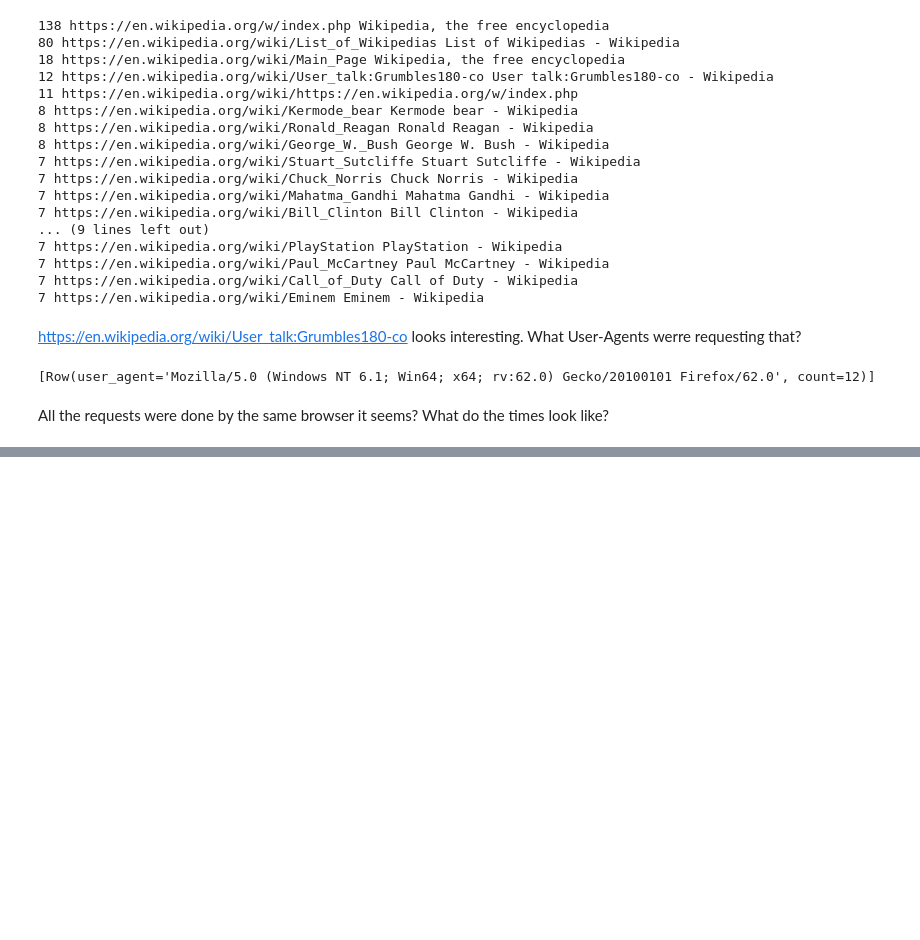
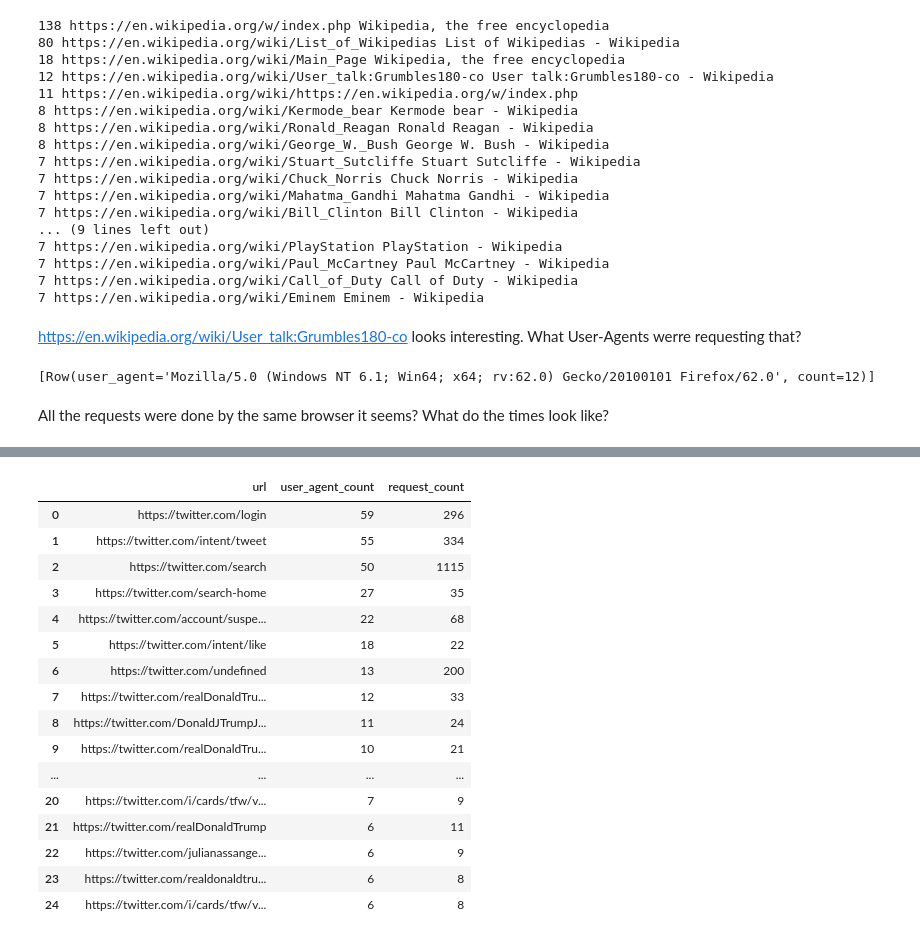
Before and after one commit to edsu/spn, a Jupyter notebook: notebooks/Known Sites.ipynb, the cells around one changed output, grey strips where cells are left out. Cells and saved outputs as stored; diff of their text form; code cells hidden in the pictures; blank space fills up the shorter version.

```diff
--- a/notebooks/Known Sites.ipynb
+++ b/notebooks/Known Sites.ipynb
@@ -285,0 +370,21 @@ When zooming in on particular URLs it could be useful to see the URLs that were
+# %%
+pandas.set_option('display.max_colwidth', -1)
+twitter[['url', 'user_agent_count', 'request_count']]
+# %% [output]
+|  | url | user_agent_count | request_count |
+| 0 | https://twitter.com/login | 59 | 296 |
+| 1 | https://twitter.com/intent/tweet | 55 | 334 |
+| 2 | https://twitter.com/search | 50 | 1115 |
+| 3 | https://twitter.com/search-home | 27 | 35 |
+| 4 | https://twitter.com/account/suspe... | 22 | 68 |
+| 5 | https://twitter.com/intent/like | 18 | 22 |
+| 6 | https://twitter.com/undefined | 13 | 200 |
+| 7 | https://twitter.com/realDonaldTru... | 12 | 33 |
+| 8 | https://twitter.com/DonaldJTrumpJ... | 11 | 24 |
+| 9 | https://twitter.com/realDonaldTru... | 10 | 21 |
+| ... | ... | ... | ... |
+| 20 | https://twitter.com/i/cards/tfw/v... | 7 | 9 |
+| 21 | https://twitter.com/realDonaldTrump | 6 | 11 |
+| 22 | https://twitter.com/julianassange... | 6 | 9 |
+| 23 | https://twitter.com/realdonaldtru... | 6 | 8 |
+| 24 | https://twitter.com/i/cards/tfw/v... | 6 | 8 |
```
Also changed, not shown: parts of 23 cells of this notebook, 3 other files.
